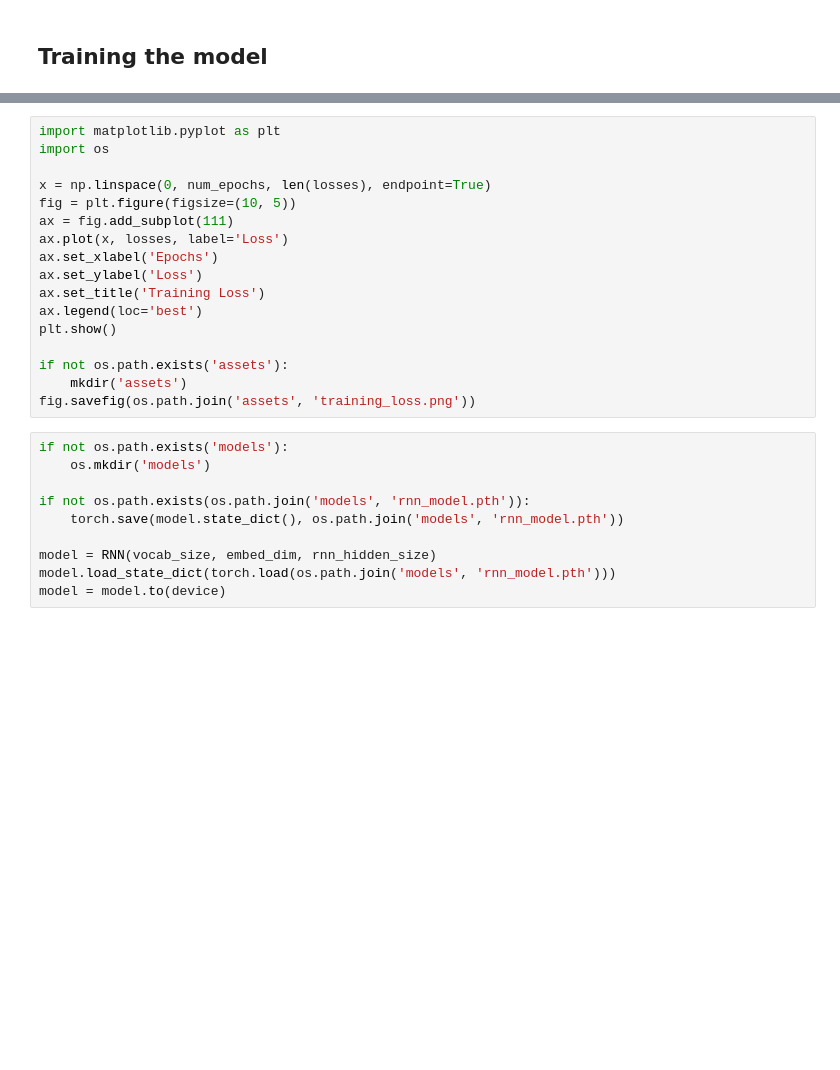
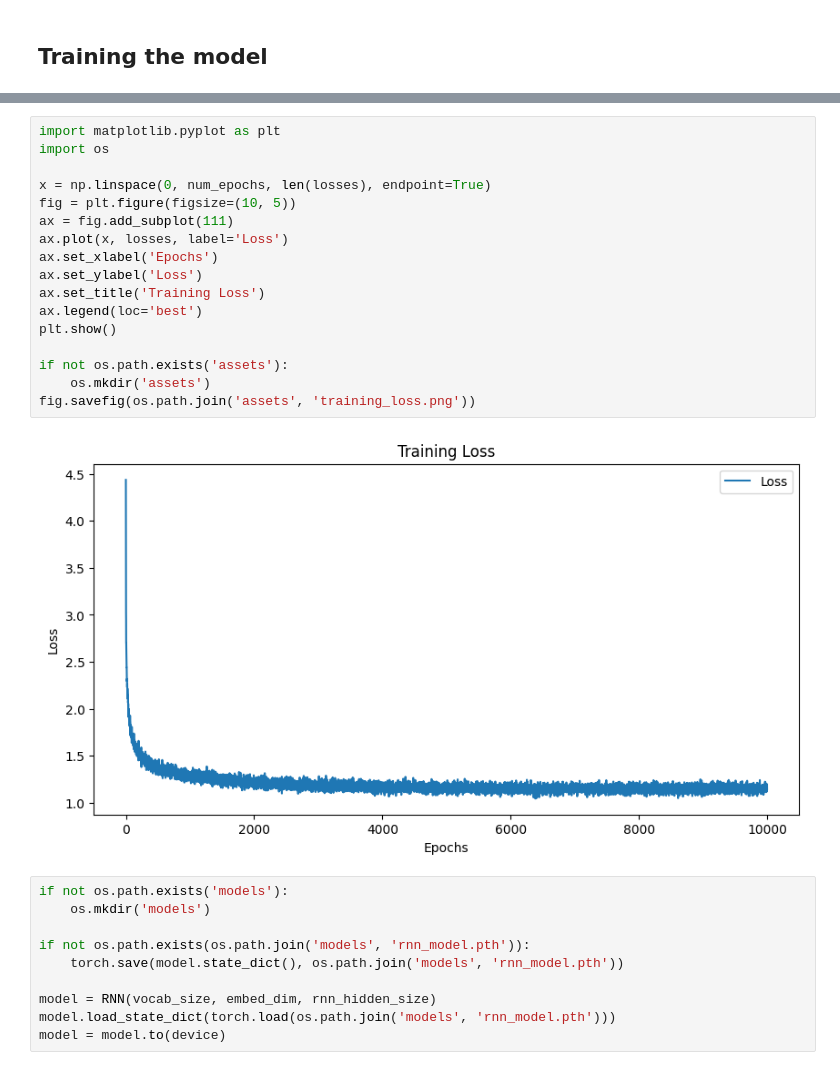
Before and after one commit to alibustami/character-level-language-modeling, a Jupyter notebook: main.ipynb, the cells around one changed output, grey strips where cells are left out. Saved outputs shown, nothing was run; the diff lists cells and outputs as text; blank space fills up the shorter version.

```diff
--- a/main.ipynb
+++ b/main.ipynb
@@ -147,20 +199,22 @@ for epoch in range(num_epochs):
 # %%
 import matplotlib.pyplot as plt
 import os
 
 x = np.linspace(0, num_epochs, len(losses), endpoint=True)
 fig = plt.figure(figsize=(10, 5))
 ax = fig.add_subplot(111)
 ax.plot(x, losses, label='Loss')
 ax.set_xlabel('Epochs')
 ax.set_ylabel('Loss')
 ax.set_title('Training Loss')
 ax.legend(loc='best')
 plt.show()
 
 if not os.path.exists('assets'):
-    mkdir('assets')
+    os.mkdir('assets')
 fig.savefig(os.path.join('assets', 'training_loss.png'))
+# %% [output]
+[figure, added]
 # %%
 if not os.path.exists('models'):
     os.mkdir('models')
```
Also changed, not shown: parts of 6 cells of this notebook.
